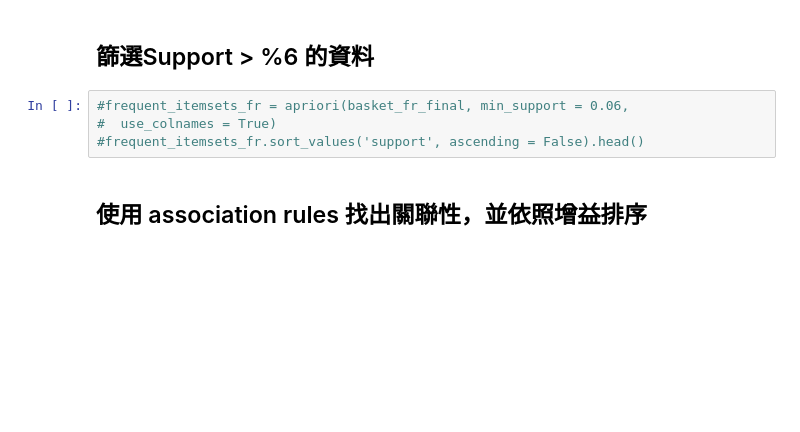
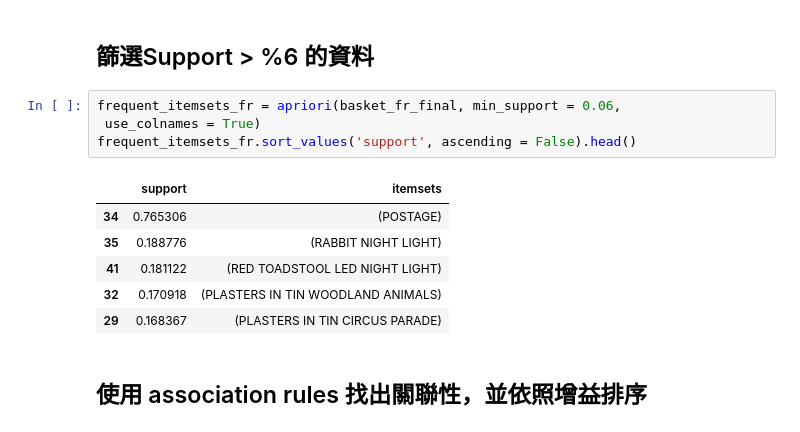
Before and after one commit to Sandwhaletree/2023.05_Tibame, a Jupyter notebook: A13_專題實作指導_陳宇春/C16_Basket_Analysis_0809.ipynb, the cells around one changed output. Cells and saved outputs as stored; diff of their text form; blank space fills up the shorter version.

```diff
--- a/A13_專題實作指導_陳宇春/C16_Basket_Analysis_0809.ipynb
+++ b/A13_專題實作指導_陳宇春/C16_Basket_Analysis_0809.ipynb
@@ -116,9 +124,16 @@ from mlxtend.frequent_patterns import apriori
 # %% [markdown]
 ## 篩選Support > %6 的資料
 # %%
-#frequent_itemsets_fr = apriori(basket_fr_final, min_support = 0.06,
-#  use_colnames = True)
-#frequent_itemsets_fr.sort_values('support', ascending = False).head()
+frequent_itemsets_fr = apriori(basket_fr_final, min_support = 0.06,
+ use_colnames = True)
+frequent_itemsets_fr.sort_values('support', ascending = False).head()
+# %% [output]
+|  | support | itemsets |
+| 34 | 0.765306 | (POSTAGE) |
+| 35 | 0.188776 | (RABBIT NIGHT LIGHT) |
+| 41 | 0.181122 | (RED TOADSTOOL LED NIGHT LIGHT) |
+| 32 | 0.170918 | (PLASTERS IN TIN WOODLAND ANIMALS) |
+| 29 | 0.168367 | (PLASTERS IN TIN CIRCUS PARADE) |
 # %% [markdown]
 ## 使用 association rules 找出關聯性，並依照增益排序
 # %%
```
Also changed, not shown: parts of 5 cells of this notebook.
